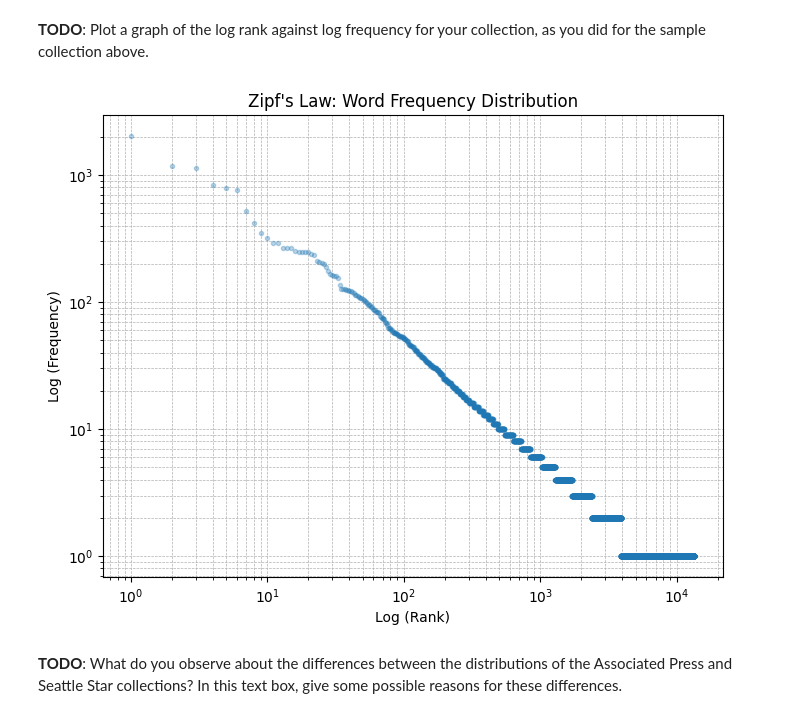
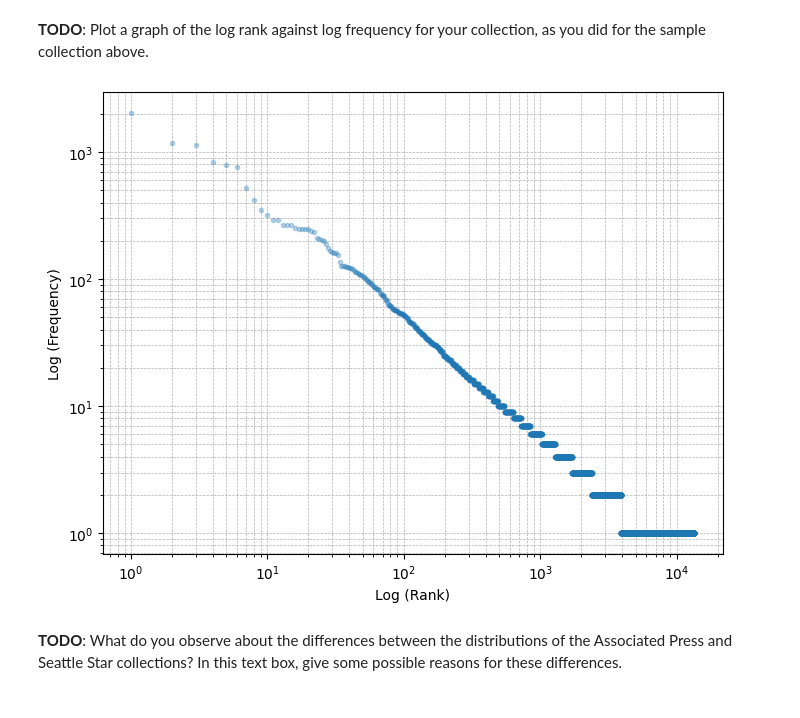
Before and after one commit to Dax1805/cs6200-documents, a Jupyter notebook: term_statistics.ipynb, the cells around one changed output. Cells and saved outputs as stored; diff of their text form; code cells hidden in the pictures.

```diff
--- a/term_statistics.ipynb
+++ b/term_statistics.ipynb
@@ -550,21 +550,20 @@ at: 322
 # %%
 sorted_terms = sorted(word_counts.items(), key=lambda x: x[1], reverse=True)
 
 
 ranks = np.arange(1, len(sorted_terms) + 1)
 frequencies = np.array([count for _, count in sorted_terms])
 
 
 plt.figure(figsize=(8, 6))
 plt.loglog(ranks, frequencies, marker="o", linestyle="None", markersize=3, alpha=0.3)
 
 plt.xlabel("Log (Rank)")
 plt.ylabel("Log (Frequency)")
-plt.title("Zipf's Law: Word Frequency Distribution")
 plt.grid(True, which="both", linestyle="--", linewidth=0.5)
 
 plt.show()
 # %% [output]
-[figure, old version]
+[figure, new version]
 # %% [markdown]
 **TODO**: What do you observe about the differences between the distributions of the Associated Press and Seattle Star collections? In this text box, give some possible reasons for these differences.
```
Also changed, not shown: parts of 1 cell of this notebook.
